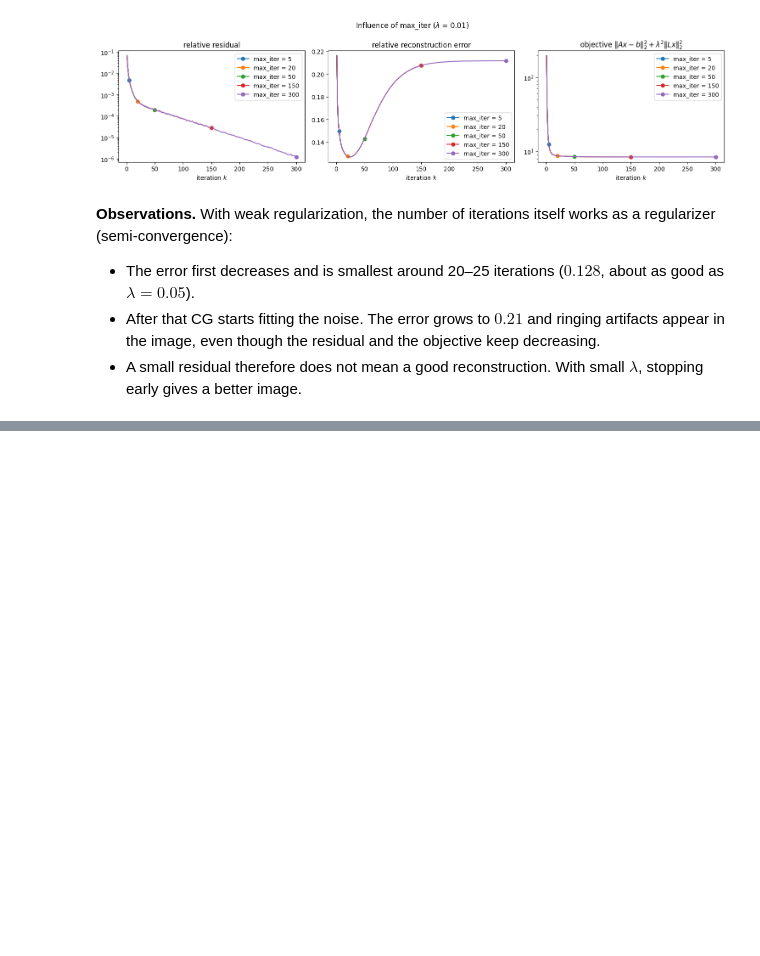
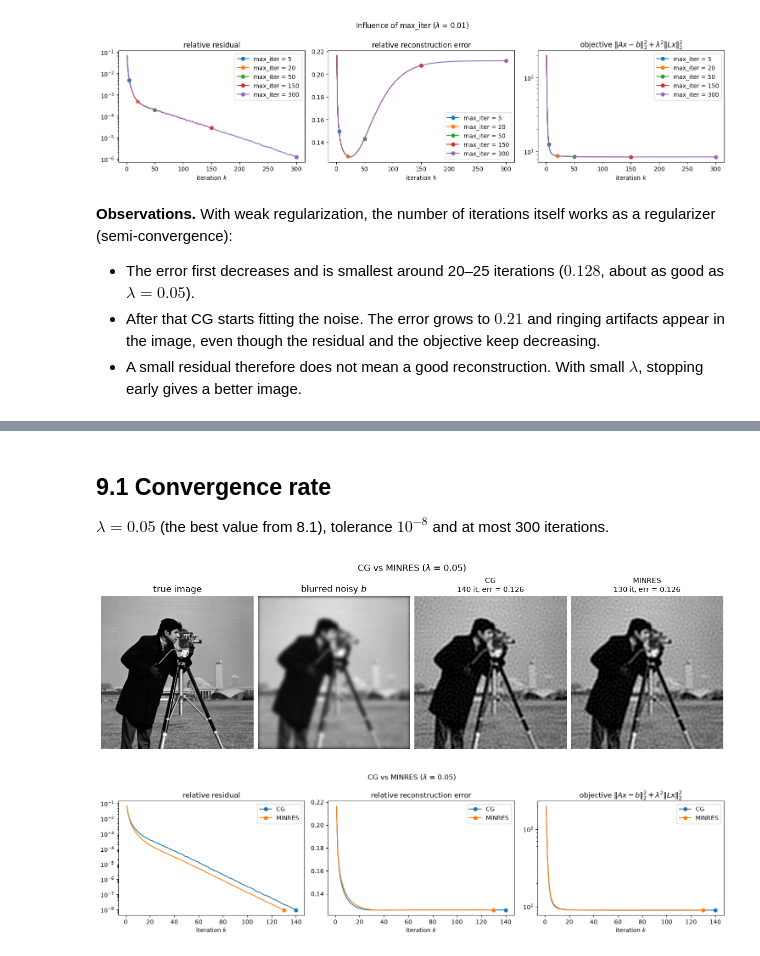
Before and after one commit to todrre/nla, a Jupyter notebook: task6.ipynb, the cells around one changed output, grey strips where cells are left out. Saved outputs shown, nothing was run; the diff lists cells and outputs as text; code cells hidden in the pictures; blank space fills up the shorter version.

Commit message:
9 flyttad till task6.ipynb

```diff
--- a/task6.ipynb
+++ b/task6.ipynb
@@ -418,0 +486,22 @@ plot_experiment(runs, [f"max_iter = {k}" for k in max_iters], "Influence of max_
+# %%
+def run_minres(lam, tol, max_iter):
+    M = normal_operator(A, L, lam)
+    hist = {"relres": [], "error": [], "objective": []}
+
+    def record(x_k, relres):
+        hist["relres"].append(relres)
+        hist["error"].append(rel_error(x_k))
+        hist["objective"].append(objective(x_k, lam))
+
+    x, relres, m = minres(M, A.T @ b, np.zeros(n), tol=tol, max_iter=max_iter, callback=record)
+    return x, hist
+# %% [markdown]
+## 9.1 Convergence rate
+
+$\lambda = 0.05$ (the best value from 8.1), tolerance $10^{-8}$ and at most 300 iterations.
+# %%
+runs = [run_cg(0.05, tol=1e-8, max_iter=300), run_minres(0.05, tol=1e-8, max_iter=300)]
+plot_experiment(runs, ["CG", "MINRES"], "CG vs MINRES ($\\lambda$ = 0.05)", "task9_1")
+# %% [output]
+[figure, added]
+[figure, added]
```
Also changed, not shown: parts of 7 cells of this notebook, 3 other files.
